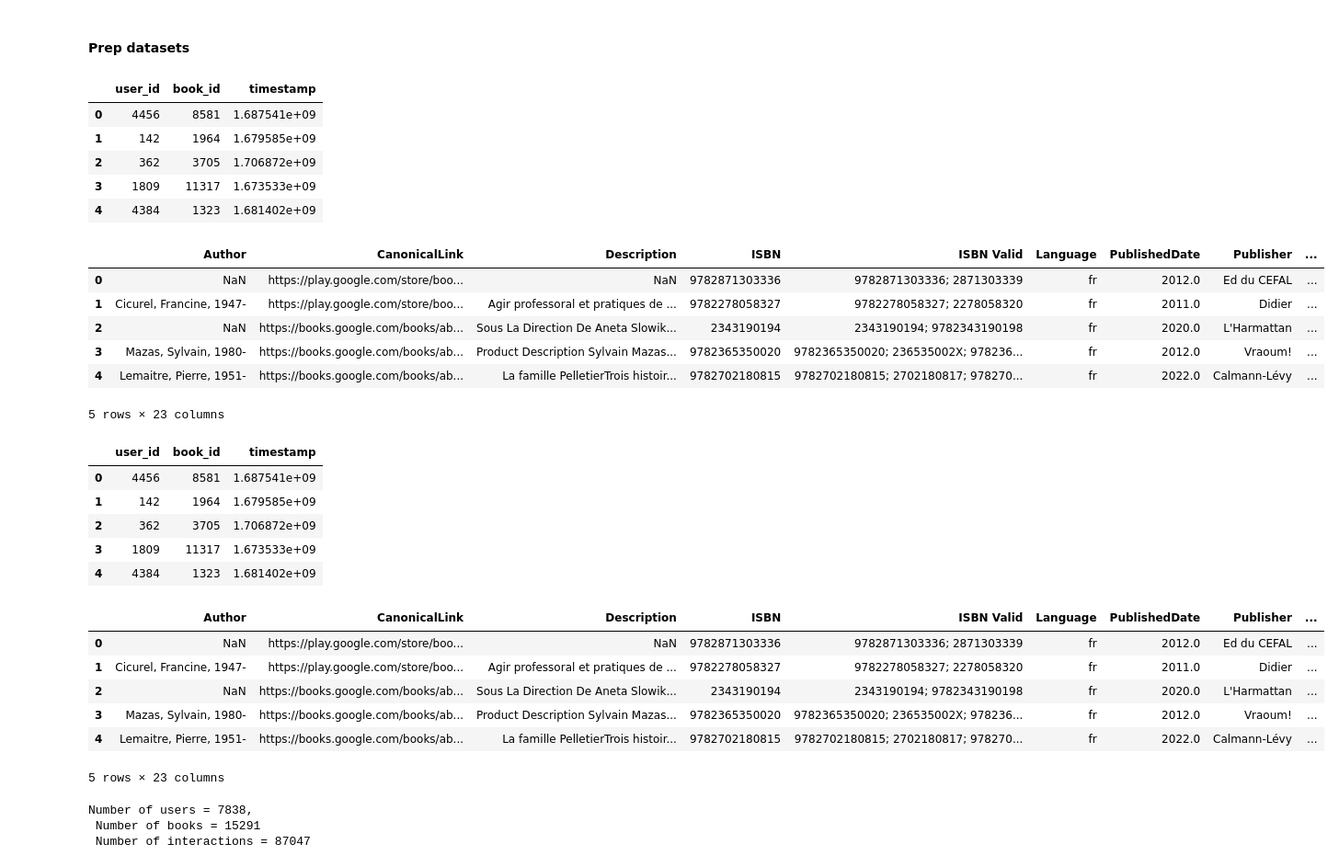
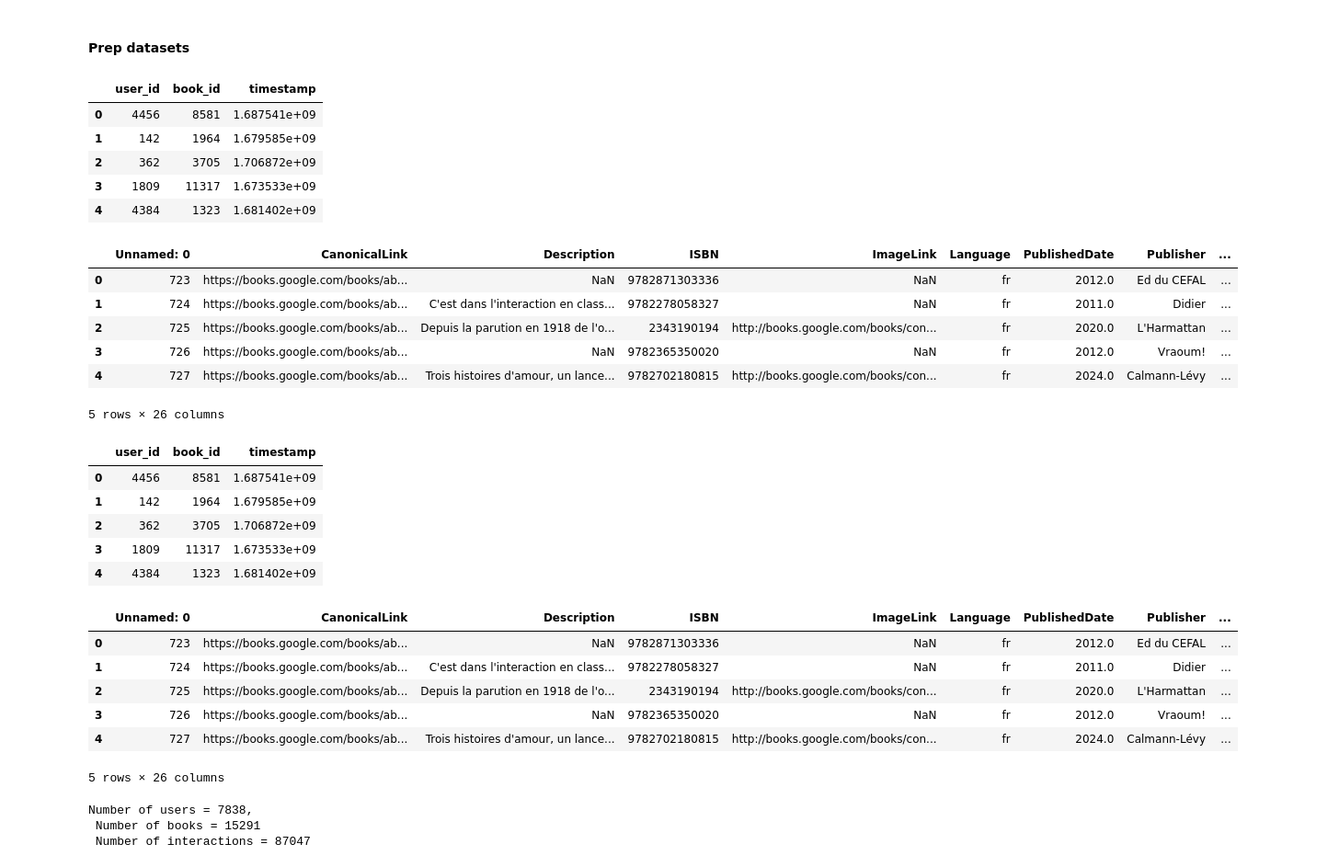
Before and after one commit to ML-brooowss/ML, a Jupyter notebook: API_embedding_test_template.ipynb, the cells around one changed output. Shown: that part at 92% size. Cells and saved outputs as stored; diff of their text form; code cells hidden in the pictures.

```diff
--- a/API_embedding_test_template.ipynb
+++ b/API_embedding_test_template.ipynb
@@ -56,55 +56,60 @@ interactions = pd.read_csv('https://raw.githubusercontent.com/linneverh/MachineL
 # items1 = pd.read_csv("https://media.githubusercontent.com/media/ML-brooowss/ML/refs/heads/main/final_items/author_date_title_description/embeddings_part1.csv")
 # items2 = pd.read_csv("https://media.githubusercontent.com/media/ML-brooowss/ML/refs/heads/main/final_items/author_date_title_description/embeddings_part2.csv")
 # items = pd.concat([items1, items2])
 
 #FOR: Google enhanced & ISBN priority - author_date_title_subjects
 
 # items1 = pd.read_csv("https://media.githubusercontent.com/media/ML-brooowss/ML/refs/heads/main/final_items_isbnpriority/author_date_title_subjects/embeddings_part1.csv")
 # items2 = pd.read_csv("https://media.githubusercontent.com/media/ML-brooowss/ML/refs/heads/main/final_items_isbnpriority/author_date_title_subjects/embeddings_part2.csv")
 # items = pd.concat([items1, items2])
 
 #FOR: Google enhanced & ISBN priority - author_date_title_description
-items1 = pd.read_csv("https://media.githubusercontent.com/media/ML-brooowss/ML/refs/heads/main/final_items_isbnpriority/author_date_title_description/embeddings_part1.csv")
-items2 = pd.read_csv("https://media.githubusercontent.com/media/ML-brooowss/ML/refs/heads/main/final_items_isbnpriority/author_date_title_description/embeddings_part2.csv")
+# items1 = pd.read_csv("https://media.githubusercontent.com/media/ML-brooowss/ML/refs/heads/main/final_items_isbnpriority/author_date_title_description/embeddings_part1.csv")
+# items2 = pd.read_csv("https://media.githubusercontent.com/media/ML-brooowss/ML/refs/heads/main/final_items_isbnpriority/author_date_title_description/embeddings_part2.csv")
+# items = pd.concat([items1, items2])
+
+#FOR: enhanced & old priority & bert creating topics - author_date_title_description
+items1 = pd.read_csv("https://media.githubusercontent.com/media/ML-brooowss/ML/refs/heads/main/final_items_topic/author_date_title_topics/embeddings_part1.csv")
+items2 = pd.read_csv("https://media.githubusercontent.com/media/ML-brooowss/ML/refs/heads/main/final_items_topic/author_date_title_topics/embeddings_part2.csv")
 items = pd.concat([items1, items2])
 
 #rename columns
 interactions = interactions.rename(columns={'u': 'user_id', 'i': 'book_id', 't': 'timestamp'})
 items=items.rename(columns={'i':'book_id'})
 # Display the first rows of the updated interactions DataFrame
 display(interactions.head())
 display(items.head())
 
 # Display the first rows of each dataset
 display(interactions.head())
 display(items.head())
 # %% [output]
 |  | user_id | book_id | timestamp |
 | 0 | 4456 | 8581 | 1.687541e+09 |
 | 1 | 142 | 1964 | 1.679585e+09 |
 | 2 | 362 | 3705 | 1.706872e+09 |
 | 3 | 1809 | 11317 | 1.673533e+09 |
 | 4 | 4384 | 1323 | 1.681402e+09 |
-|  | Author | CanonicalLink | Description | ISBN | ISBN Valid | Language | PublishedDate | Publisher | ... |
-| 0 | NaN | https://play.google.com/store/boo... | NaN | 9782871303336 | 9782871303336; 2871303339 | fr | 2012.0 | Ed du CEFAL | ... |
-| 1 | Cicurel, Francine, 1947- | https://play.google.com/store/boo... | Agir professoral et pratiques de ... | 9782278058327 | 9782278058327; 2278058320 | fr | 2011.0 | Didier | ... |
-| 2 | NaN | https://books.google.com/books/ab... | Sous La Direction De Aneta Slowik... | 2343190194 | 2343190194; 9782343190198 | fr | 2020.0 | L'Harmattan | ... |
-| 3 | Mazas, Sylvain, 1980- | https://books.google.com/books/ab... | Product Description Sylvain Mazas... | 9782365350020 | 9782365350020; 236535002X; 978236... | fr | 2012.0 | Vraoum! | ... |
-| 4 | Lemaitre, Pierre, 1951- | https://books.google.com/books/ab... | La famille PelletierTrois histoir... | 9782702180815 | 9782702180815; 2702180817; 978270... | fr | 2022.0 | Calmann-Lévy | ... |
+|  | Unnamed: 0 | CanonicalLink | Description | ISBN | ImageLink | Language | PublishedDate | Publisher | ... |
+| 0 | 723 | https://books.google.com/books/ab... | NaN | 9782871303336 | NaN | fr | 2012.0 | Ed du CEFAL | ... |
+| 1 | 724 | https://books.google.com/books/ab... | C'est dans l'interaction en class... | 9782278058327 | NaN | fr | 2011.0 | Didier | ... |
+| 2 | 725 | https://books.google.com/books/ab... | Depuis la parution en 1918 de l'o... | 2343190194 | http://books.google.com/books/con... | fr | 2020.0 | L'Harmattan | ... |
+| 3 | 726 | https://books.google.com/books/ab... | NaN | 9782365350020 | NaN | fr | 2012.0 | Vraoum! | ... |
+| 4 | 727 | https://books.google.com/books/ab... | Trois histoires d'amour, un lance... | 9782702180815 | http://books.google.com/books/con... | fr | 2024.0 | Calmann-Lévy | ... |
-5 rows × 23 columns
+5 rows × 26 columns
 |  | user_id | book_id | timestamp |
 | 0 | 4456 | 8581 | 1.687541e+09 |
 | 1 | 142 | 1964 | 1.679585e+09 |
 | 2 | 362 | 3705 | 1.706872e+09 |
 | 3 | 1809 | 11317 | 1.673533e+09 |
 | 4 | 4384 | 1323 | 1.681402e+09 |
-|  | Author | CanonicalLink | Description | ISBN | ISBN Valid | Language | PublishedDate | Publisher | ... |
-| 0 | NaN | https://play.google.com/store/boo... | NaN | 9782871303336 | 9782871303336; 2871303339 | fr | 2012.0 | Ed du CEFAL | ... |
-| 1 | Cicurel, Francine, 1947- | https://play.google.com/store/boo... | Agir professoral et pratiques de ... | 9782278058327 | 9782278058327; 2278058320 | fr | 2011.0 | Didier | ... |
-| 2 | NaN | https://books.google.com/books/ab... | Sous La Direction De Aneta Slowik... | 2343190194 | 2343190194; 9782343190198 | fr | 2020.0 | L'Harmattan | ... |
-| 3 | Mazas, Sylvain, 1980- | https://books.google.com/books/ab... | Product Description Sylvain Mazas... | 9782365350020 | 9782365350020; 236535002X; 978236... | fr | 2012.0 | Vraoum! | ... |
-| 4 | Lemaitre, Pierre, 1951- | https://books.google.com/books/ab... | La famille PelletierTrois histoir... | 9782702180815 | 9782702180815; 2702180817; 978270... | fr | 2022.0 | Calmann-Lévy | ... |
+|  | Unnamed: 0 | CanonicalLink | Description | ISBN | ImageLink | Language | PublishedDate | Publisher | ... |
+| 0 | 723 | https://books.google.com/books/ab... | NaN | 9782871303336 | NaN | fr | 2012.0 | Ed du CEFAL | ... |
+| 1 | 724 | https://books.google.com/books/ab... | C'est dans l'interaction en class... | 9782278058327 | NaN | fr | 2011.0 | Didier | ... |
+| 2 | 725 | https://books.google.com/books/ab... | Depuis la parution en 1918 de l'o... | 2343190194 | http://books.google.com/books/con... | fr | 2020.0 | L'Harmattan | ... |
+| 3 | 726 | https://books.google.com/books/ab... | NaN | 9782365350020 | NaN | fr | 2012.0 | Vraoum! | ... |
+| 4 | 727 | https://books.google.com/books/ab... | Trois histoires d'amour, un lance... | 9782702180815 | http://books.google.com/books/con... | fr | 2024.0 | Calmann-Lévy | ... |
-5 rows × 23 columns
+5 rows × 26 columns
 # %%
 n_users = interactions.user_id.nunique()
 n_items = items.book_id.nunique()
```
Also changed, not shown: parts of 4 cells of this notebook.
